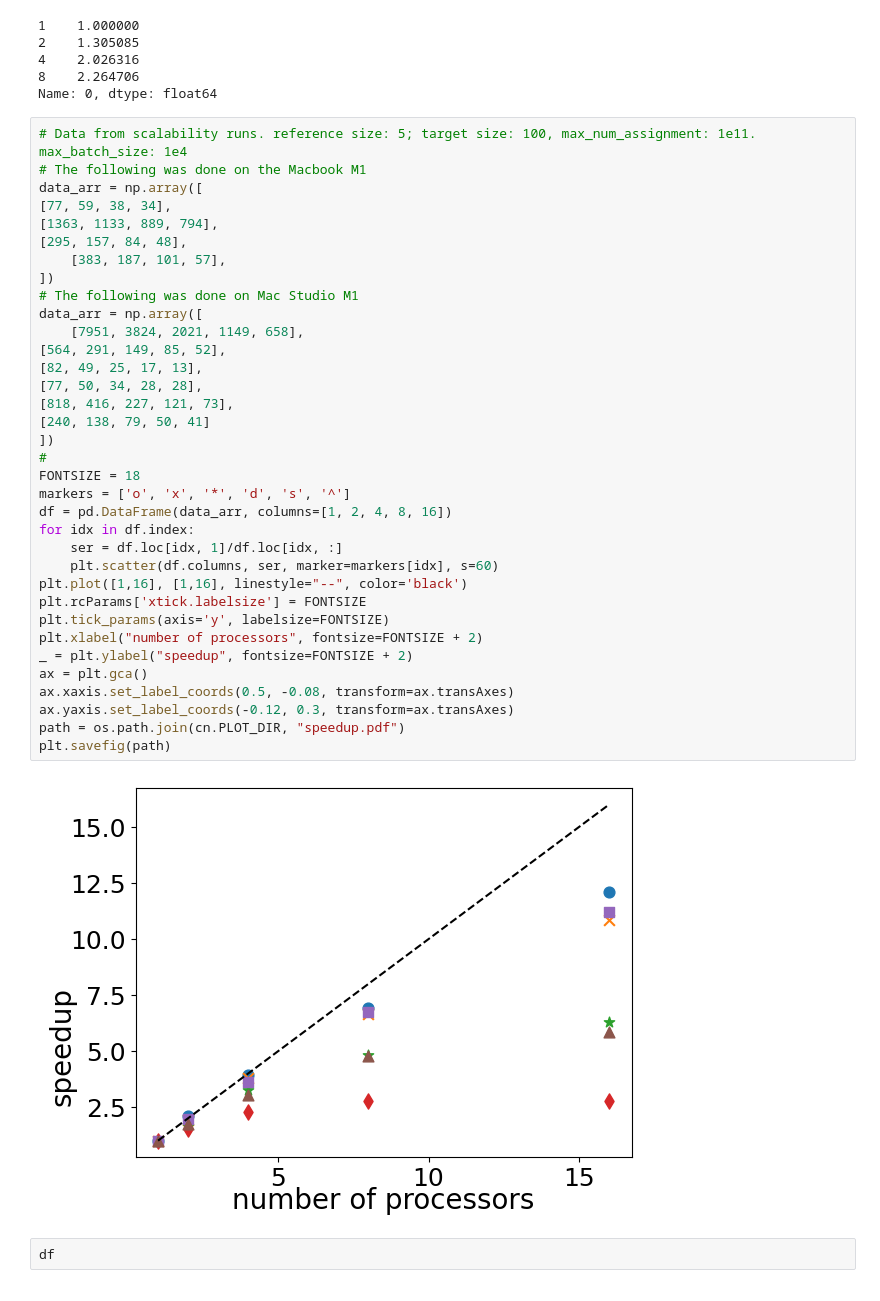
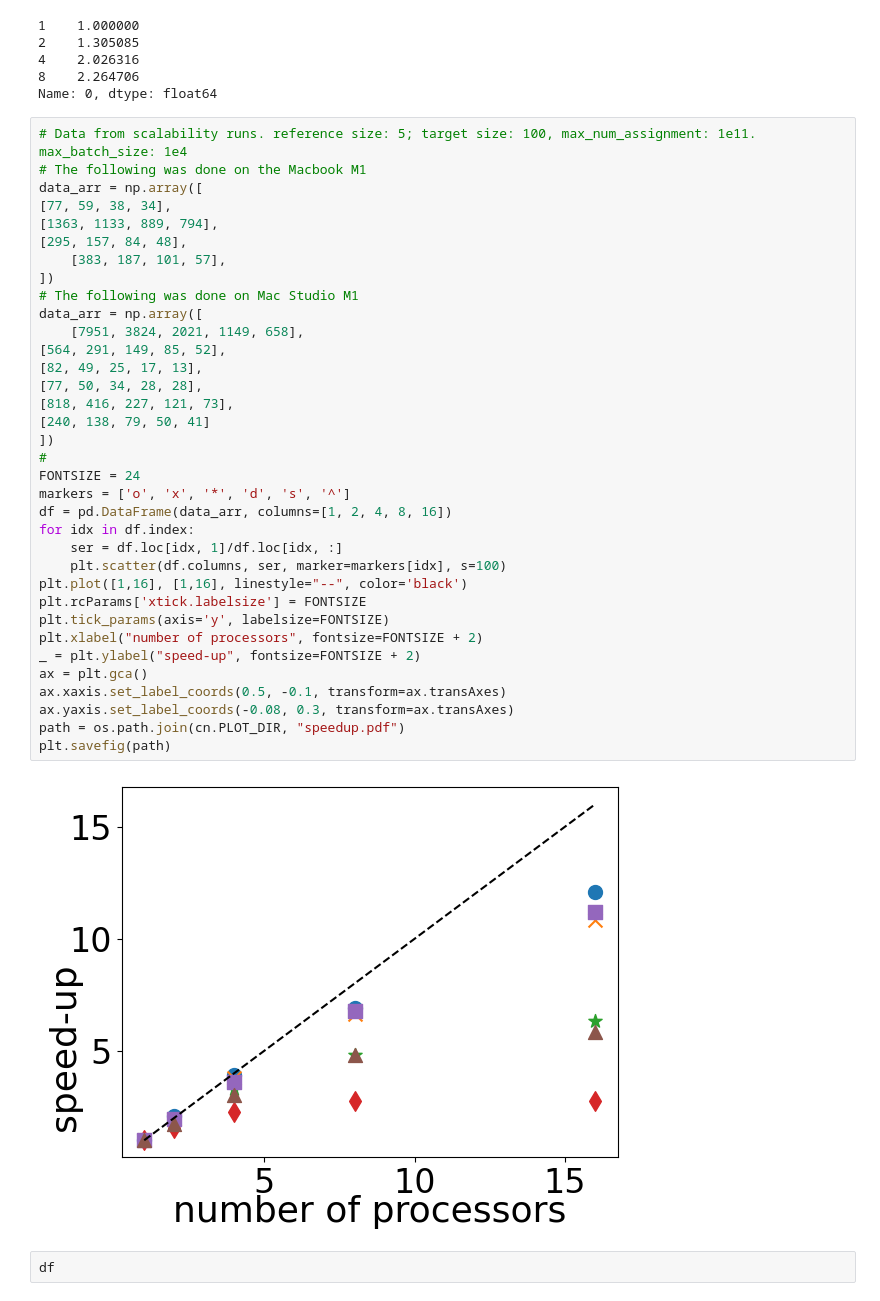
Before and after one commit to ModelEngineering/pySubnetSB, a Jupyter notebook: notebooks/plots_for_paper.ipynb, the cells around one changed output. Saved outputs shown, nothing was run; the diff lists cells and outputs as text.

```diff
--- a/notebooks/plots_for_paper.ipynb
+++ b/notebooks/plots_for_paper.ipynb
@@ -716,39 +716,39 @@ Name: 0, dtype: float64
 # Data from scalability runs. reference size: 5; target size: 100, max_num_assignment: 1e11. max_batch_size: 1e4
 # The following was done on the Macbook M1
 data_arr = np.array([
 [77, 59, 38, 34],
 [1363, 1133, 889, 794],
 [295, 157, 84, 48],
     [383, 187, 101, 57],
 ])
 # The following was done on Mac Studio M1
 data_arr = np.array([
     [7951, 3824, 2021, 1149, 658],
 [564, 291, 149, 85, 52],
 [82, 49, 25, 17, 13],
 [77, 50, 34, 28, 28],
 [818, 416, 227, 121, 73],
 [240, 138, 79, 50, 41]
 ])
 #
-FONTSIZE = 18
+FONTSIZE = 24
 markers = ['o', 'x', '*', 'd', 's', '^']
 df = pd.DataFrame(data_arr, columns=[1, 2, 4, 8, 16])
 for idx in df.index:
     ser = df.loc[idx, 1]/df.loc[idx, :]
-    plt.scatter(df.columns, ser, marker=markers[idx], s=60)
+    plt.scatter(df.columns, ser, marker=markers[idx], s=100)
 plt.plot([1,16], [1,16], linestyle="--", color='black')
 plt.rcParams['xtick.labelsize'] = FONTSIZE
 plt.tick_params(axis='y', labelsize=FONTSIZE)
 plt.xlabel("number of processors", fontsize=FONTSIZE + 2)
-_ = plt.ylabel("speedup", fontsize=FONTSIZE + 2)
+_ = plt.ylabel("speed-up", fontsize=FONTSIZE + 2)
 ax = plt.gca()
-ax.xaxis.set_label_coords(0.5, -0.08, transform=ax.transAxes)
-ax.yaxis.set_label_coords(-0.12, 0.3, transform=ax.transAxes)
+ax.xaxis.set_label_coords(0.5, -0.1, transform=ax.transAxes)
+ax.yaxis.set_label_coords(-0.08, 0.3, transform=ax.transAxes)
 path = os.path.join(cn.PLOT_DIR, "speedup.pdf")
 plt.savefig(path)
 # %% [output]
-[figure, old version]
+[figure, new version]
 # %%
 df
 # %% [output]
```
Also changed, not shown: 3 other files.
